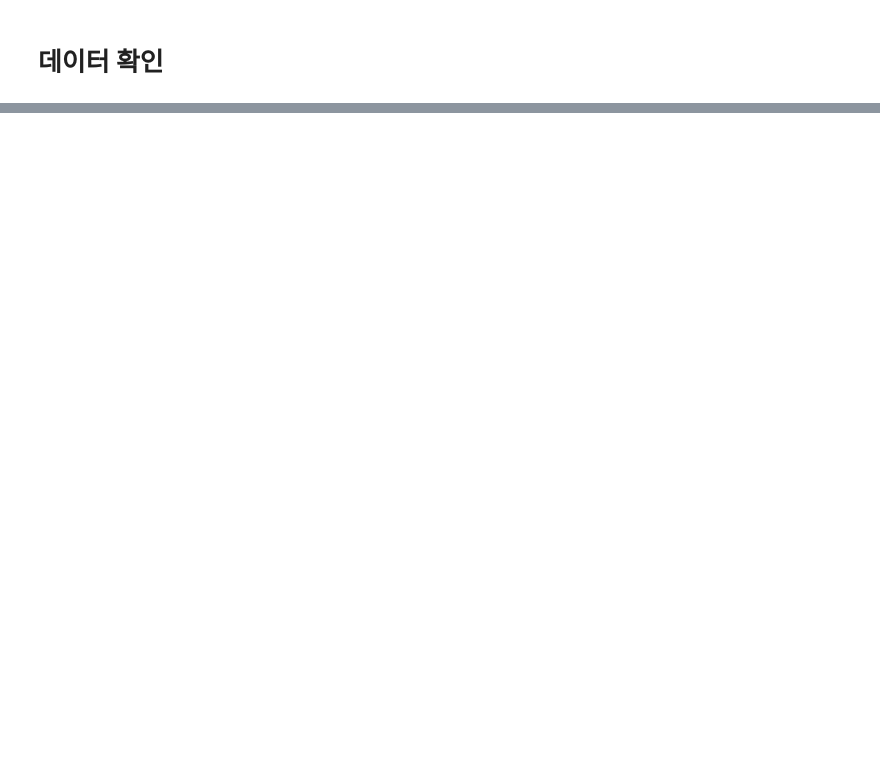
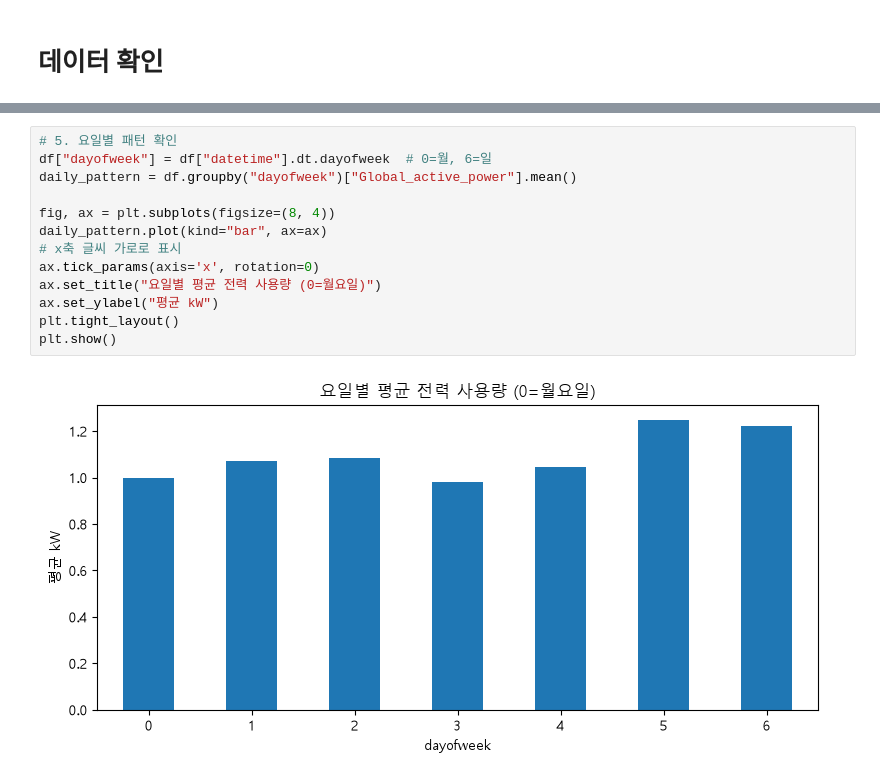
Before and after one commit to kboram28/PowerGuard, a Jupyter notebook: notebooks/01_eda.ipynb, the cells around one changed output, grey strips where cells are left out. Drawn from its saved outputs; the diff is of its cells as text; blank space fills up the shorter version.

```diff
--- a/notebooks/01_eda.ipynb
+++ b/notebooks/01_eda.ipynb
@@ -31,0 +349,15 @@ df.head()
+# %%
+# 5. 요일별 패턴 확인
+df["dayofweek"] = df["datetime"].dt.dayofweek  # 0=월, 6=일
+daily_pattern = df.groupby("dayofweek")["Global_active_power"].mean()
+
+fig, ax = plt.subplots(figsize=(8, 4))
+daily_pattern.plot(kind="bar", ax=ax)
+# x축 글씨 가로로 표시
+ax.tick_params(axis='x', rotation=0)
+ax.set_title("요일별 평균 전력 사용량 (0=월요일)")
+ax.set_ylabel("평균 kW")
+plt.tight_layout()
+plt.show()
+# %% [output]
+[figure, added]
```
Also changed, not shown: parts of 31 cells of this notebook.
